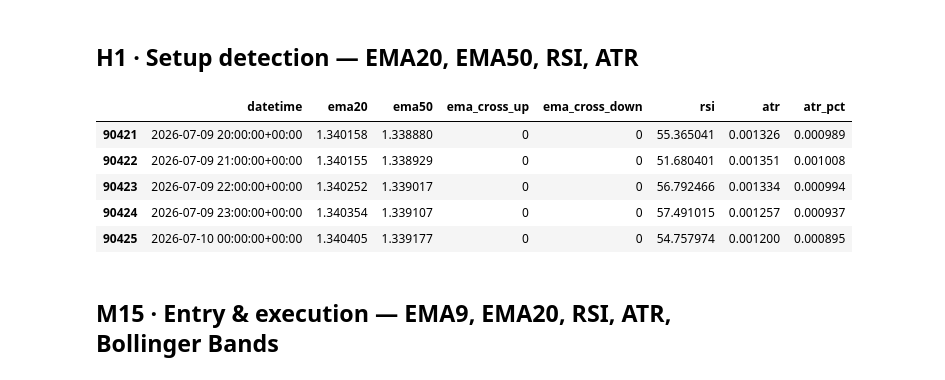
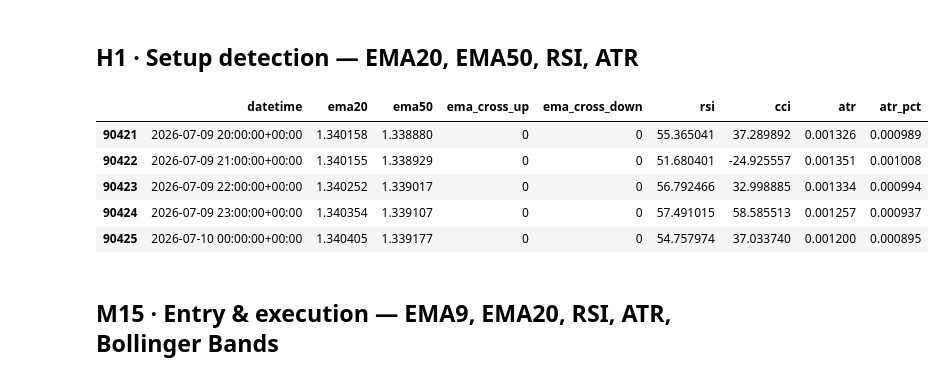
Before and after one commit to ssabrut/trading-bot, a Jupyter notebook: notebooks/2_feature_engineer.ipynb, the cells around one changed output. Cells and saved outputs as stored; diff of their text form; code cells hidden in the pictures.

```diff
--- a/notebooks/2_feature_engineer.ipynb
+++ b/notebooks/2_feature_engineer.ipynb
@@ -99,6 +99,16 @@ def bollinger_bands(series: pd.Series, period: int = 20, num_std: float = 2.0) -
             "bb_pct_b": (series - lower) / (upper - lower),
         }
     )
+
+
+def cci(df: pd.DataFrame, period: int = 20) -> pd.Series:
+    """Commodity Channel Index, causal."""
+    typical_price = (df["high"] + df["low"] + df["close"]) / 3
+    sma = typical_price.rolling(period, min_periods=period).mean()
+    mean_dev = typical_price.rolling(period, min_periods=period).apply(
+        lambda x: np.mean(np.abs(x - x.mean())), raw=True
+    )
+    return (typical_price - sma) / (0.015 * mean_dev)
 # %% [markdown]
 ## D1 · Market regime — EMA200, EMA50, ADX, ATR
 # %%
@@ -160,33 +171,34 @@ feat_h4.tail()
 # %% [markdown]
 ## H1 · Setup detection — EMA20, EMA50, RSI, ATR
 # %%
-def features_h1(df: pd.DataFrame, rsi_period: int = 14, atr_period: int = 14) -> pd.DataFrame:
+def features_h1(df: pd.DataFrame, rsi_period: int = 14, atr_period: int = 14, cci_period: int = 20) -> pd.DataFrame:
     out = pd.DataFrame(index=df.index)
     out["datetime"] = df["datetime"]
 
     out["ema20"] = ema(df["close"], 20)
     out["ema50"] = ema(df["close"], 50)
     ema_diff_sign = np.sign(out["ema20"] - out["ema50"])
     out["ema_cross_up"] = ((ema_diff_sign == 1) & (ema_diff_sign.shift(1) <= 0)).astype(int)
     out["ema_cross_down"] = ((ema_diff_sign == -1) & (ema_diff_sign.shift(1) >= 0)).astype(int)
 
     out["rsi"] = rsi(df, rsi_period)
+    out["cci"] = cci(df, cci_period)
 
     out["atr"] = atr(df, atr_period)
     out["atr_pct"] = out["atr"] / df["close"]
 
     return out
 
 
 feat_h1 = features_h1(clean["H1"])
 feat_h1.tail()
 # %% [output]
-|  | datetime | ema20 | ema50 | ema_cross_up | ema_cross_down | rsi | atr | atr_pct |
-| 90421 | 2026-07-09 20:00:00+00:00 | 1.340158 | 1.338880 | 0 | 0 | 55.365041 | 0.001326 | 0.000989 |
-| 90422 | 2026-07-09 21:00:00+00:00 | 1.340155 | 1.338929 | 0 | 0 | 51.680401 | 0.001351 | 0.001008 |
-| 90423 | 2026-07-09 22:00:00+00:00 | 1.340252 | 1.339017 | 0 | 0 | 56.792466 | 0.001334 | 0.000994 |
-| 90424 | 2026-07-09 23:00:00+00:00 | 1.340354 | 1.339107 | 0 | 0 | 57.491015 | 0.001257 | 0.000937 |
-| 90425 | 2026-07-10 00:00:00+00:00 | 1.340405 | 1.339177 | 0 | 0 | 54.757974 | 0.001200 | 0.000895 |
+|  | datetime | ema20 | ema50 | ema_cross_up | ema_cross_down | rsi | cci | atr | atr_pct |
+| 90421 | 2026-07-09 20:00:00+00:00 | 1.340158 | 1.338880 | 0 | 0 | 55.365041 | 37.289892 | 0.001326 | 0.000989 |
+| 90422 | 2026-07-09 21:00:00+00:00 | 1.340155 | 1.338929 | 0 | 0 | 51.680401 | -24.925557 | 0.001351 | 0.001008 |
+| 90423 | 2026-07-09 22:00:00+00:00 | 1.340252 | 1.339017 | 0 | 0 | 56.792466 | 32.998885 | 0.001334 | 0.000994 |
+| 90424 | 2026-07-09 23:00:00+00:00 | 1.340354 | 1.339107 | 0 | 0 | 57.491015 | 58.585513 | 0.001257 | 0.000937 |
+| 90425 | 2026-07-10 00:00:00+00:00 | 1.340405 | 1.339177 | 0 | 0 | 54.757974 | 37.033740 | 0.001200 | 0.000895 |
 # %% [markdown]
 ## M15 · Entry & execution — EMA9, EMA20, RSI, ATR, Bollinger Bands
 # %%
```
Also changed, not shown: parts of 4 cells of this notebook, 30 other files.
